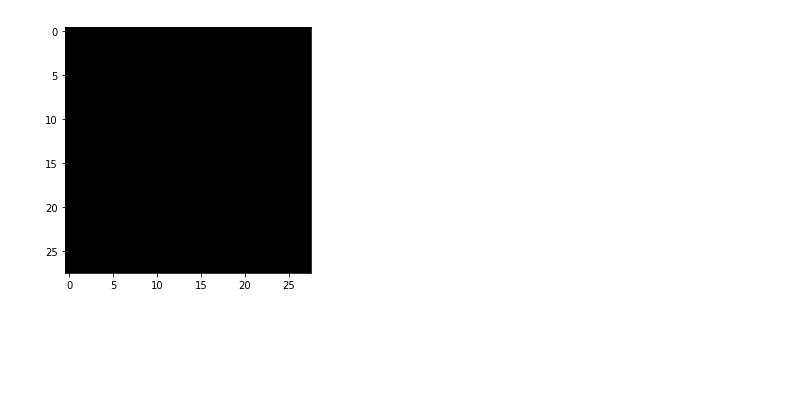
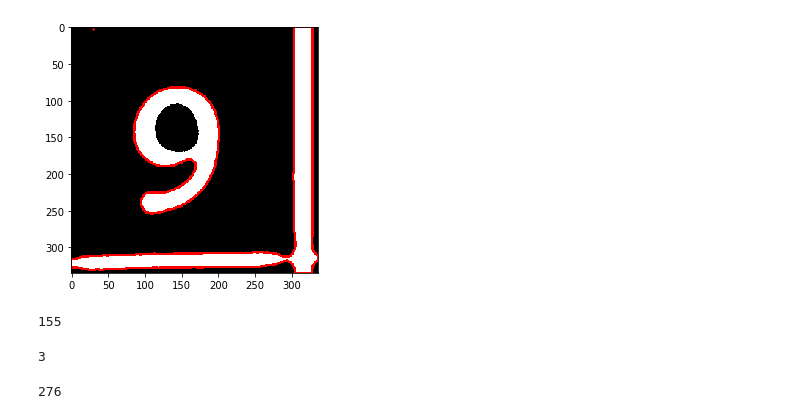
Before and after one commit to tomderuijter/sudoku, a Jupyter notebook: image_parser_notebook.ipynb, the cells around one changed output. Saved outputs shown, nothing was run; the diff lists cells and outputs as text; code cells hidden in the pictures; blank space fills up the shorter version.

Commit message:
First complete parser

```diff
--- a/image_parser_notebook.ipynb
+++ b/image_parser_notebook.ipynb
@@ -80,36 +107,41 @@ images/2-example.png
-# %%
-from sudoku.image_parser import (
-    cut_from_rectangle
-)
-
-def extract_patches(img, squares):
-    return [cut_from_rectangle(enhanced_digits, square) for square in squares]
-
-patches = extract_patches(cropped, squares)
-
-# for patch in patches:
-#     show_image(patch)
-# %%
-from sudoku.image_parser import find_largest_feature
-
-
-def extract_digit(patch, size=28):
-
-    h, w = patch.shape[:2]
-    margin = int(np.mean([h, w]) / 2.5)
-    _, bbox, seed = find_largest_feature(
-        patch, [margin, margin], [w - margin, h - margin]
-    )
-    digit = cut_from_rectangle(patch, bbox)
-
-    # Scale and pad the digit so that it fits a square of the digit size we're using for machine learning
-    w = bbox[1][0] - bbox[0][0]
-    h = bbox[1][1] - bbox[0][1]
-
-    # Ignore any small bounding boxes
-    if w > 0 and h > 0 and (w * h) > 100 and len(digit) > 0:
-        return scale_and_centre(patch, size, 4)
-    else:
-        return np.zeros((size, size), np.uint8)
-# %% [output]
-[figure, removed]
+# %%
+from sudoku.plotting import draw_contours
+
+patch = patches[2].copy()
+
+contours, hierarchy = cv2.findContours(
+    patch.copy(), cv2.RETR_EXTERNAL, cv2.CHAIN_APPROX_SIMPLE
+)
+
+show_image(draw_contours(patch, contours))
+
+contours = sorted(
+    contours, key=cv2.contourArea, reverse=True
+)  # Sort by area, descending
+
+polygon = contours[0]  # Largest image
+
+# Step 2 - find corners
+
+# corners = find_corners_of_largest_polygon(cv2.bitwise_not(patch.copy(), patch.copy()))
+# show_image(draw_points(patch, corners), figsize=(10, 10))
+
+# # Step 3 - apply crop and warp
+# cropped = crop_and_warp(patch, corners)
+# show_image(cropped)
+
+# show_image(cv2.resize(cropped, (28, 28)))
+# %% [output]
+[figure, added]
+# %%
+len(polygon)
+# %% [output]
+155
+# %%
+len(contours)
+# %% [output]
+3
+# %%
+len(contours[0])
+# %% [output]
+276
```
Also changed, not shown: parts of 7 cells of this notebook, 3 other files.
